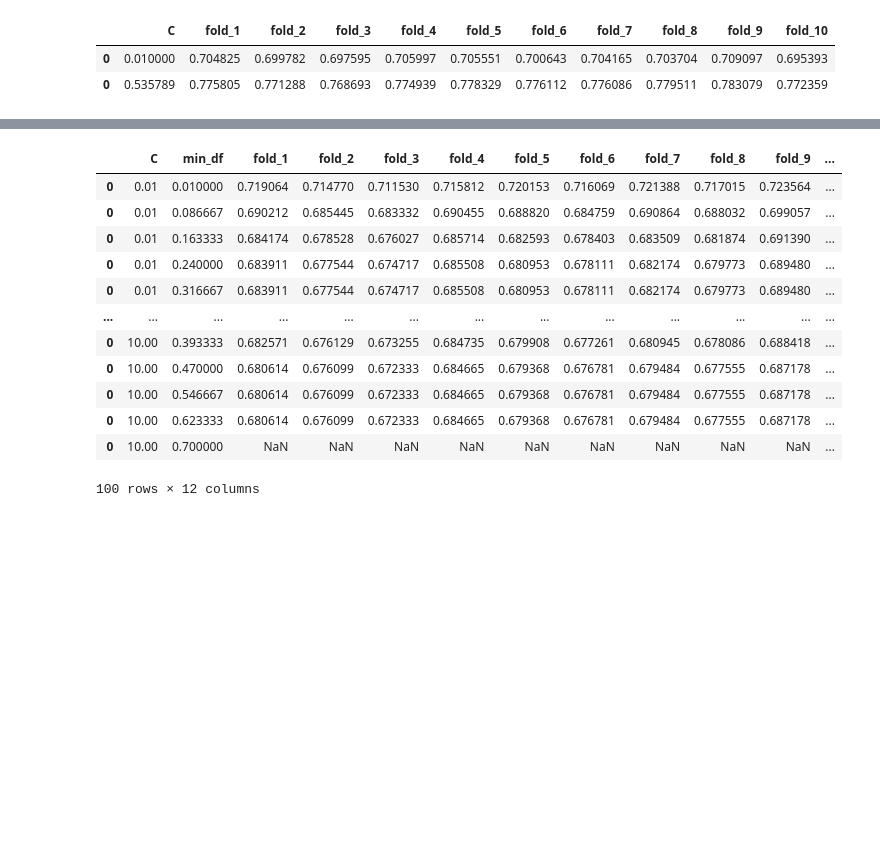
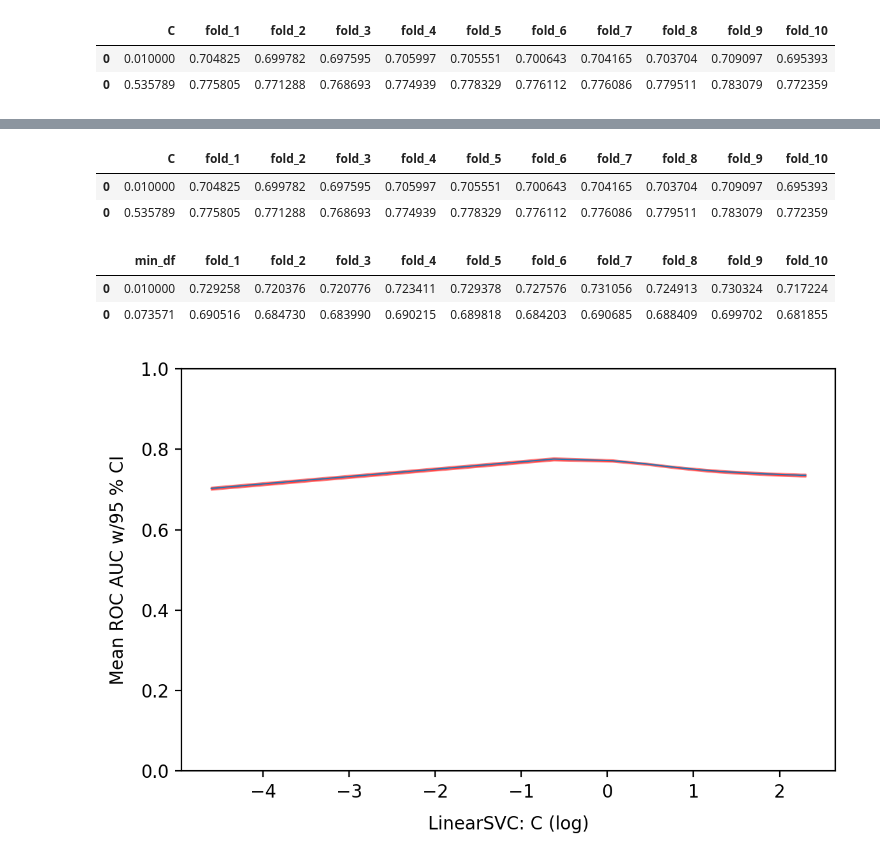
Before and after one commit to Tstrebe2/predicting-text-difficulty, a Jupyter notebook: sensitivity-analysis.ipynb, the cells around one changed output, grey strips where cells are left out. Saved outputs shown, nothing was run; the diff lists cells and outputs as text; code cells hidden in the pictures; blank space fills up the shorter version.

```diff
--- a/sensitivity-analysis.ipynb
+++ b/sensitivity-analysis.ipynb
@@ -156,19 +133,47 @@ for C, min_df in [(C, min_df) for C in C_rng for min_df in min_df_rng]:
 df_cv_cp.head(2)
 # %%
 # df_cv_cp.to_csv('/content/drive/MyDrive/milestone-ii/df_cv_cp.csv', sep='\t')
-# %%
-df_cv_cp
-# %% [output]
-|  | C | min_df | fold_1 | fold_2 | fold_3 | fold_4 | fold_5 | fold_6 | fold_7 | fold_8 | fold_9 | ... |
-| 0 | 0.01 | 0.010000 | 0.719064 | 0.714770 | 0.711530 | 0.715812 | 0.720153 | 0.716069 | 0.721388 | 0.717015 | 0.723564 | ... |
-| 0 | 0.01 | 0.086667 | 0.690212 | 0.685445 | 0.683332 | 0.690455 | 0.688820 | 0.684759 | 0.690864 | 0.688032 | 0.699057 | ... |
-| 0 | 0.01 | 0.163333 | 0.684174 | 0.678528 | 0.676027 | 0.685714 | 0.682593 | 0.678403 | 0.683509 | 0.681874 | 0.691390 | ... |
-| 0 | 0.01 | 0.240000 | 0.683911 | 0.677544 | 0.674717 | 0.685508 | 0.680953 | 0.678111 | 0.682174 | 0.679773 | 0.689480 | ... |
-| 0 | 0.01 | 0.316667 | 0.683911 | 0.677544 | 0.674717 | 0.685508 | 0.680953 | 0.678111 | 0.682174 | 0.679773 | 0.689480 | ... |
-| ... | ... | ... | ... | ... | ... | ... | ... | ... | ... | ... | ... | ... |
-| 0 | 10.00 | 0.393333 | 0.682571 | 0.676129 | 0.673255 | 0.684735 | 0.679908 | 0.677261 | 0.680945 | 0.678086 | 0.688418 | ... |
-| 0 | 10.00 | 0.470000 | 0.680614 | 0.676099 | 0.672333 | 0.684665 | 0.679368 | 0.676781 | 0.679484 | 0.677555 | 0.687178 | ... |
-| 0 | 10.00 | 0.546667 | 0.680614 | 0.676099 | 0.672333 | 0.684665 | 0.679368 | 0.676781 | 0.679484 | 0.677555 | 0.687178 | ... |
-| 0 | 10.00 | 0.623333 | 0.680614 | 0.676099 | 0.672333 | 0.684665 | 0.679368 | 0.676781 | 0.679484 | 0.677555 | 0.687178 | ... |
-| 0 | 10.00 | 0.700000 | NaN | NaN | NaN | NaN | NaN | NaN | NaN | NaN | NaN | ... |
-100 rows × 12 columns
+# %%
+df_cv_C = pd.read_csv('/content/drive/MyDrive/milestone-ii/df_cv_C.csv', sep='\t', index_col=0)
+df_cv_min_df = pd.read_csv('/content/drive/MyDrive/milestone-ii/df_cv_min_df.csv', sep='\t', index_col=0)
+# %%
+df_cv_C.head(2)
+# %% [output]
+|  | C | fold_1 | fold_2 | fold_3 | fold_4 | fold_5 | fold_6 | fold_7 | fold_8 | fold_9 | fold_10 |
+| 0 | 0.010000 | 0.704825 | 0.699782 | 0.697595 | 0.705997 | 0.705551 | 0.700643 | 0.704165 | 0.703704 | 0.709097 | 0.695393 |
+| 0 | 0.535789 | 0.775805 | 0.771288 | 0.768693 | 0.774939 | 0.778329 | 0.776112 | 0.776086 | 0.779511 | 0.783079 | 0.772359 |
+# %%
+df_cv_min_df.head(2)
+# %% [output]
+|  | min_df | fold_1 | fold_2 | fold_3 | fold_4 | fold_5 | fold_6 | fold_7 | fold_8 | fold_9 | fold_10 |
+| 0 | 0.010000 | 0.729258 | 0.720376 | 0.720776 | 0.723411 | 0.729378 | 0.727576 | 0.731056 | 0.724913 | 0.730324 | 0.717224 |
+| 0 | 0.073571 | 0.690516 | 0.684730 | 0.683990 | 0.690215 | 0.689818 | 0.684203 | 0.690685 | 0.688409 | 0.699702 | 0.681855 |
+# %%
+def plot_sensetivity_curve(df, parameter_name, save_file_name):
+  x = np.log(df.iloc[:, 0].values)
+  y = df.iloc[:, 1:].values
+  y_means = np.zeros(x.shape[0])
+  ci_lows = np.zeros(x.shape[0])
+  ci_highs = np.zeros(x.shape[0])
+
+  for i in range(x.shape[0]):
+    y_mean = np.mean(y[i])
+    y_means[i] = y_mean
+    ci_low, ci_high = st.t.interval(alpha=0.95, df=y[i].shape[0]-1, loc=y_mean, scale=st.sem(y[i]))
+    ci_lows[i] = ci_low
+    ci_highs[i] = ci_high
+
+  fig = plt.figure(dpi=200)
+  plt.plot(x, y_means, linewidth=.7)
+  plt.fill_between(x, ci_lows, ci_highs, color='r', alpha=0.5, facecolor=None)
+  plt.ylim(0, 1)
+  plt.ylabel('Mean ROC AUC w/95 % CI', labelpad=8)
+  plt.xlabel(f'{parameter_name} (log)', labelpad=8)
+  fig.tight_layout()
+  plt.savefig(save_file_name, format='png')
+  plt.show()
+# %%
+path = '/content/drive/MyDrive/milestone-ii/sensitivity-c.png'
+plot_sensetivity_curve(df_cv_C, 'LinearSVC: C', path)
+# %% [output]
+[figure, added]
```
Also changed, not shown: parts of 8 cells of this notebook.
